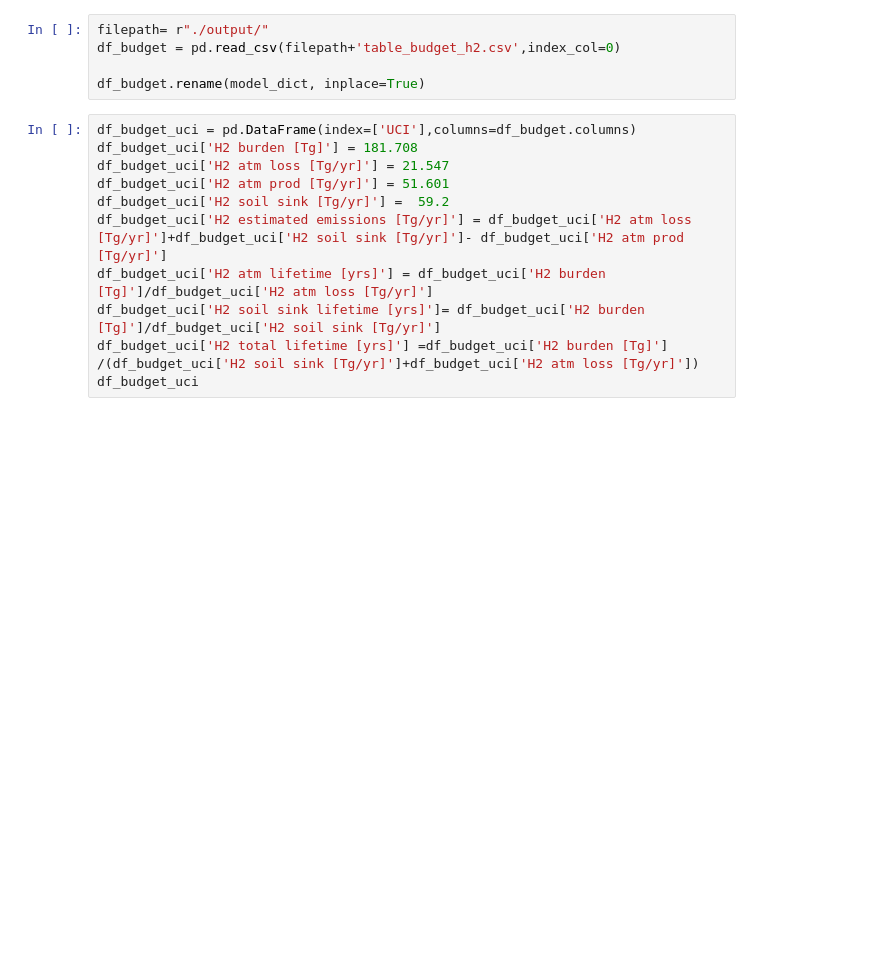
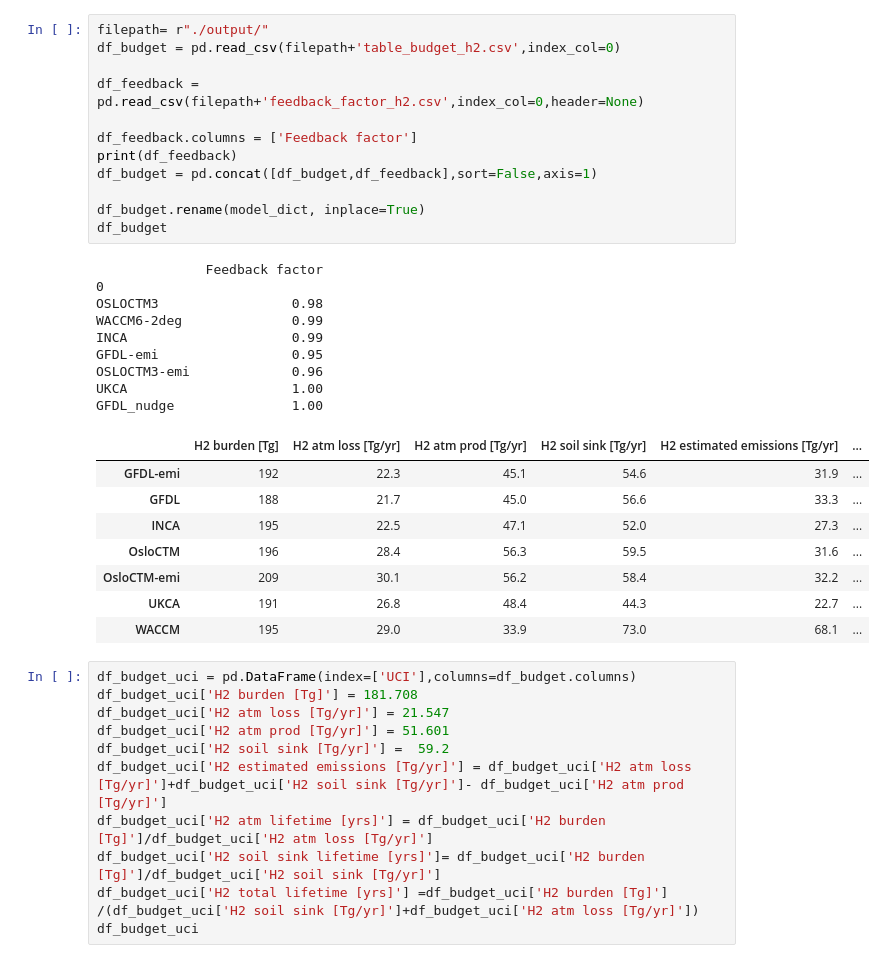
Before and after one commit to ciceroOslo/Hydrogen_GWP, a Jupyter notebook: budget_figure.ipynb, the cells around one changed output. Cells and saved outputs as stored; diff of their text form; blank space fills up the shorter version.

Commit message:
added feedback factor to table

```diff
--- a/budget_figure.ipynb
+++ b/budget_figure.ipynb
@@ -45,8 +39,33 @@ or from the matplotlib source distribution
 # %%
 filepath= r"./output/"
 df_budget = pd.read_csv(filepath+'table_budget_h2.csv',index_col=0)
 
+df_feedback = pd.read_csv(filepath+'feedback_factor_h2.csv',index_col=0,header=None)
+
+df_feedback.columns = ['Feedback factor']
+print(df_feedback)
+df_budget = pd.concat([df_budget,df_feedback],sort=False,axis=1)
+
 df_budget.rename(model_dict, inplace=True)
+df_budget
+# %% [output]
+              Feedback factor
+0
+OSLOCTM3                 0.98
+WACCM6-2deg              0.99
+INCA                     0.99
+GFDL-emi                 0.95
+OSLOCTM3-emi             0.96
+UKCA                     1.00
+GFDL_nudge               1.00
+|  | H2 burden [Tg] | H2 atm loss [Tg/yr] | H2 atm prod [Tg/yr] | H2 soil sink [Tg/yr] | H2 estimated emissions [Tg/yr] | ... |
+| GFDL-emi | 192 | 22.3 | 45.1 | 54.6 | 31.9 | ... |
+| GFDL | 188 | 21.7 | 45.0 | 56.6 | 33.3 | ... |
+| INCA | 195 | 22.5 | 47.1 | 52.0 | 27.3 | ... |
+| OsloCTM | 196 | 28.4 | 56.3 | 59.5 | 31.6 | ... |
+| OsloCTM-emi | 209 | 30.1 | 56.2 | 58.4 | 32.2 | ... |
+| UKCA | 191 | 26.8 | 48.4 | 44.3 | 22.7 | ... |
+| WACCM | 195 | 29.0 | 33.9 | 73.0 | 68.1 | ... |
 # %%
 df_budget_uci = pd.DataFrame(index=['UCI'],columns=df_budget.columns)
 df_budget_uci['H2 burden [Tg]'] = 181.708
```
Also changed, not shown: parts of 2 cells of this notebook, 3 other files.
